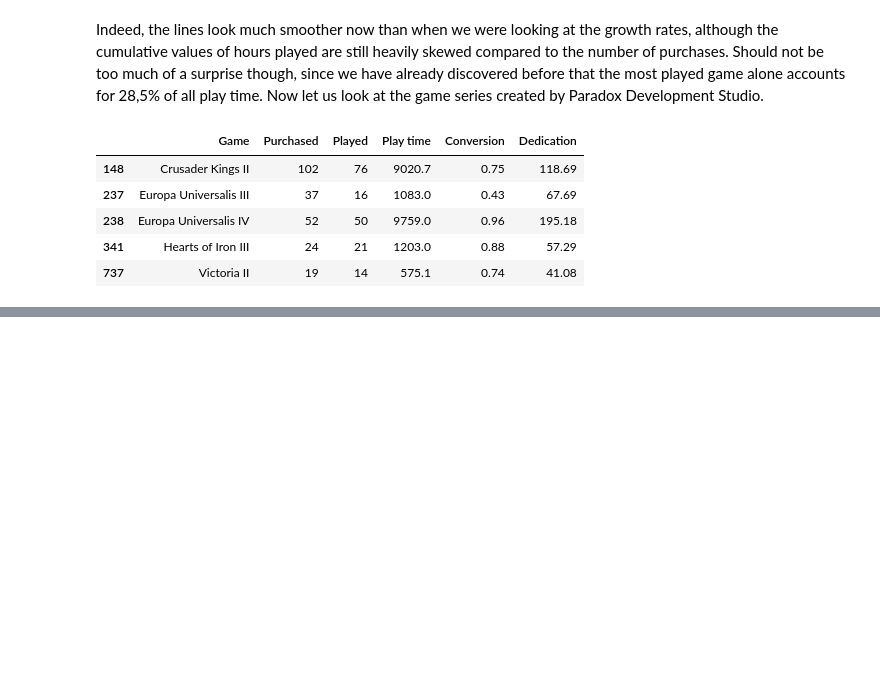
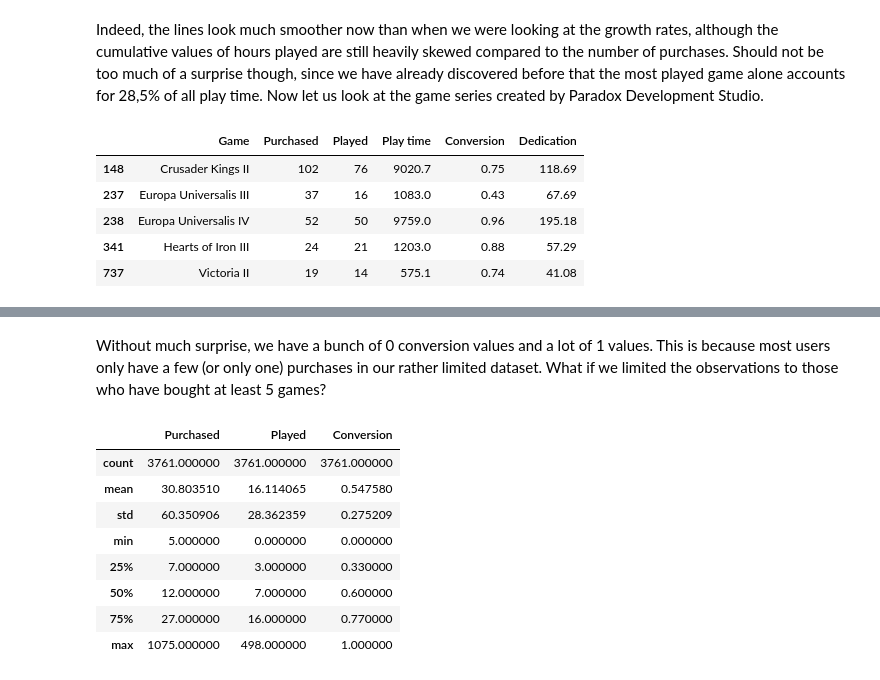
Before and after one commit to Dark-Hobbit/steam, a Jupyter notebook: kaggle_1.ipynb, the cells around one changed output, grey strips where cells are left out. Cells and saved outputs as stored; diff of their text form; code cells hidden in the pictures; blank space fills up the shorter version.

```diff
--- a/kaggle_1.ipynb
+++ b/kaggle_1.ipynb
@@ -327,0 +379,15 @@ It seems overall that the either the new games in the series were very much impr
+# %% [markdown]
+Without much surprise, we have a bunch of 0 conversion values and a lot of 1 values. This is because most users only have a few (or only one) purchases in our rather limited dataset. What if we limited the observations to those who have bought at least 5 games?
+# %%
+active_users = users[users['Purchased'] >= 5]
+active_users.describe()
+# %% [output]
+|  | Purchased | Played | Conversion |
+| count | 3761.000000 | 3761.000000 | 3761.000000 |
+| mean | 30.803510 | 16.114065 | 0.547580 |
+| std | 60.350906 | 28.362359 | 0.275209 |
+| min | 5.000000 | 0.000000 | 0.000000 |
+| 25% | 7.000000 | 3.000000 | 0.330000 |
+| 50% | 12.000000 | 7.000000 | 0.600000 |
+| 75% | 27.000000 | 16.000000 | 0.770000 |
+| max | 1075.000000 | 498.000000 | 1.000000 |
```
Also changed, not shown: parts of 22 cells of this notebook.
